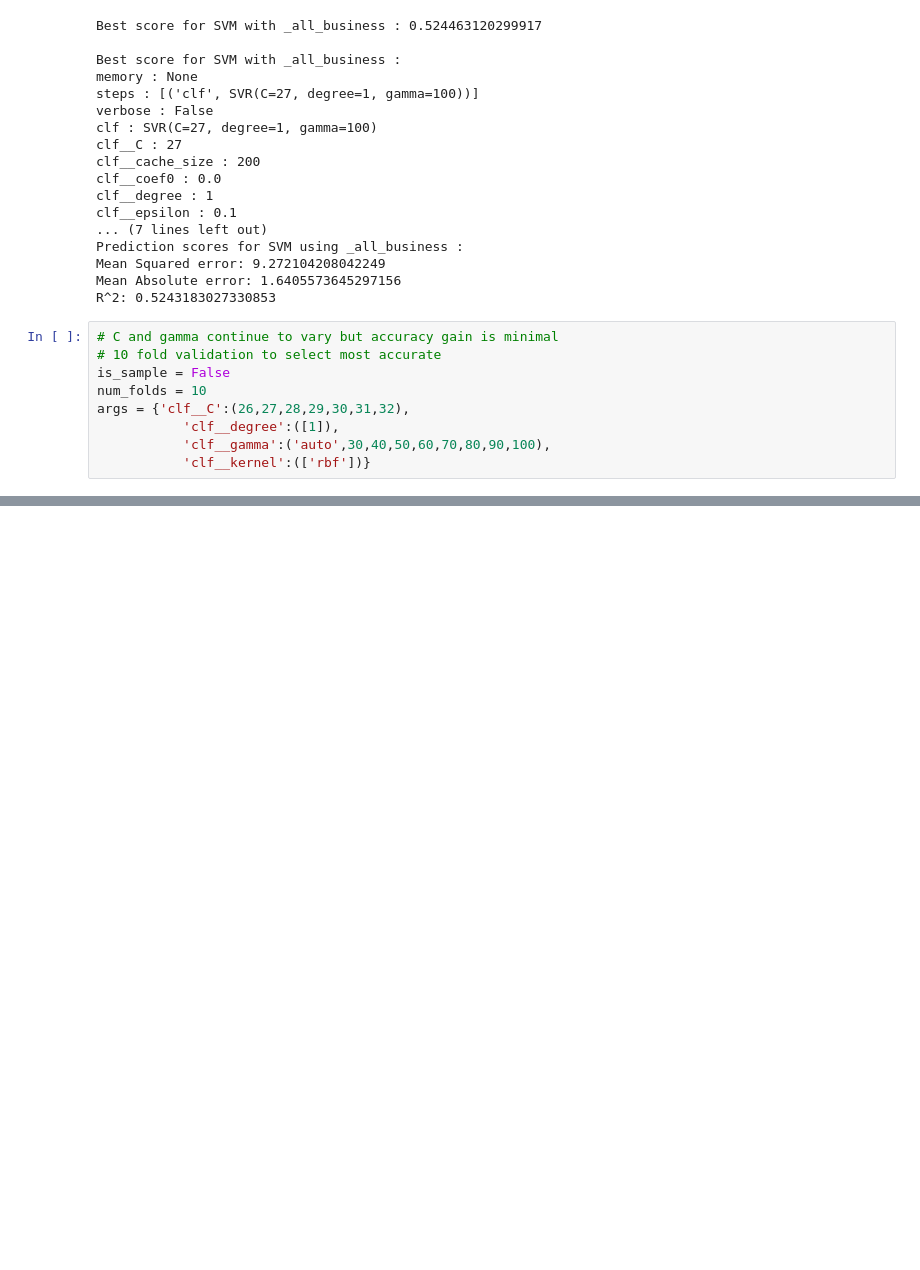
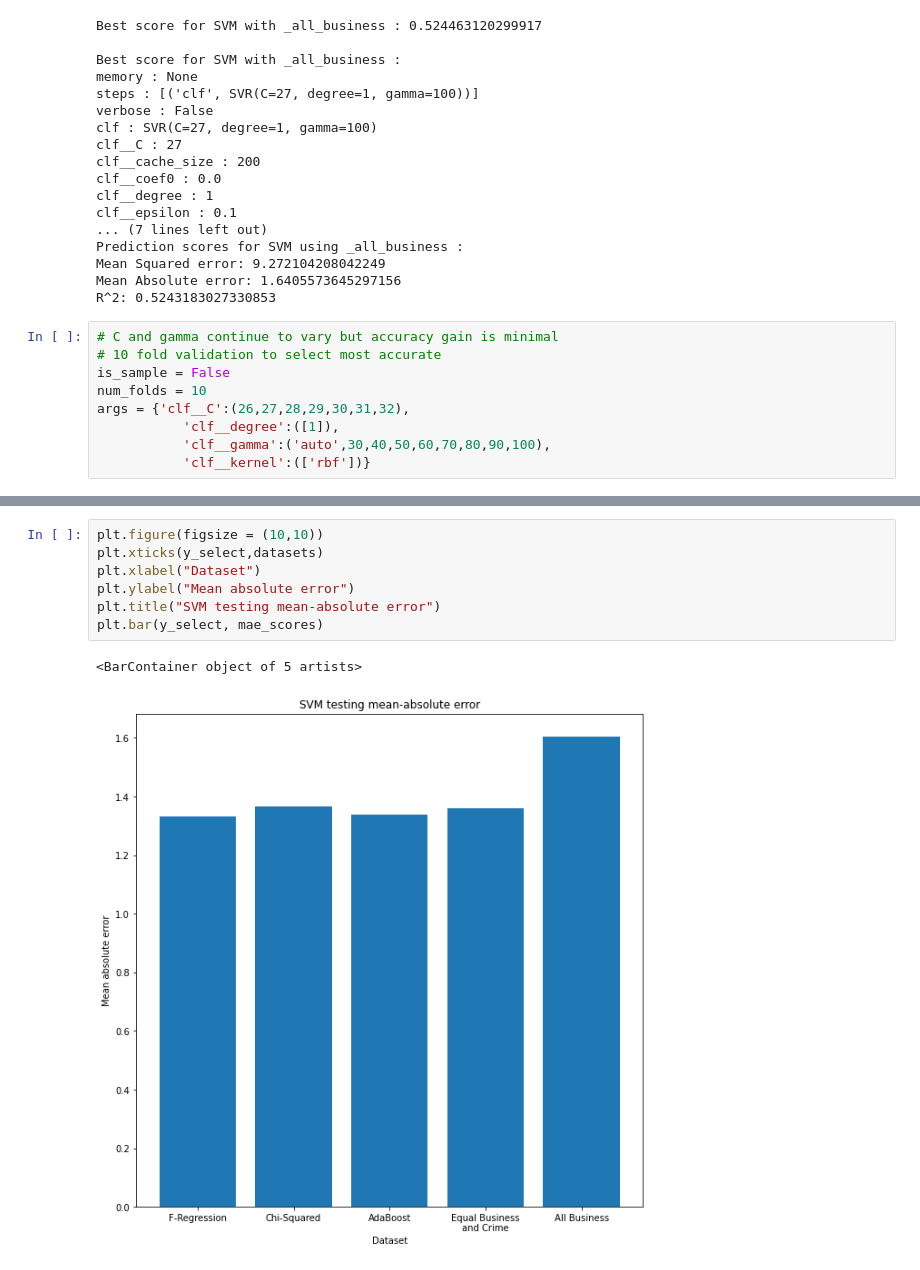
Before and after one commit to CBProgramming/CrimePrediction, a Jupyter notebook: 13 - SVM.ipynb, the cells around one changed output, grey strips where cells are left out. Saved outputs shown, nothing was run; the diff lists cells and outputs as text; blank space fills up the shorter version.

```diff
--- a/13 - SVM.ipynb
+++ b/13 - SVM.ipynb
@@ -892,0 +1113,10 @@ Fitting 10 folds for each of 63 candidates, totalling 630 fits
+# %%
+plt.figure(figsize = (10,10))
+plt.xticks(y_select,datasets)
+plt.xlabel("Dataset")
+plt.ylabel("Mean absolute error")
+plt.title("SVM testing mean-absolute error")
+plt.bar(y_select, mae_scores)
+# %% [output]
+<BarContainer object of 5 artists>
+[figure, added]
```
Also changed, not shown: parts of 17 cells of this notebook, 9 other files.
